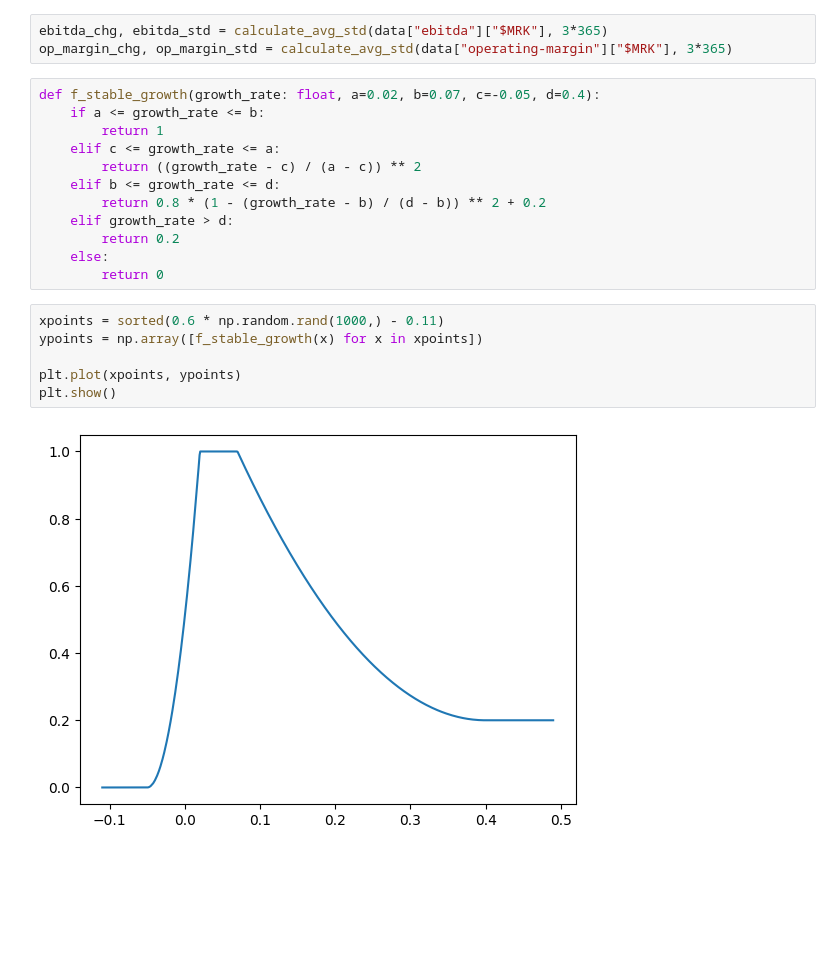
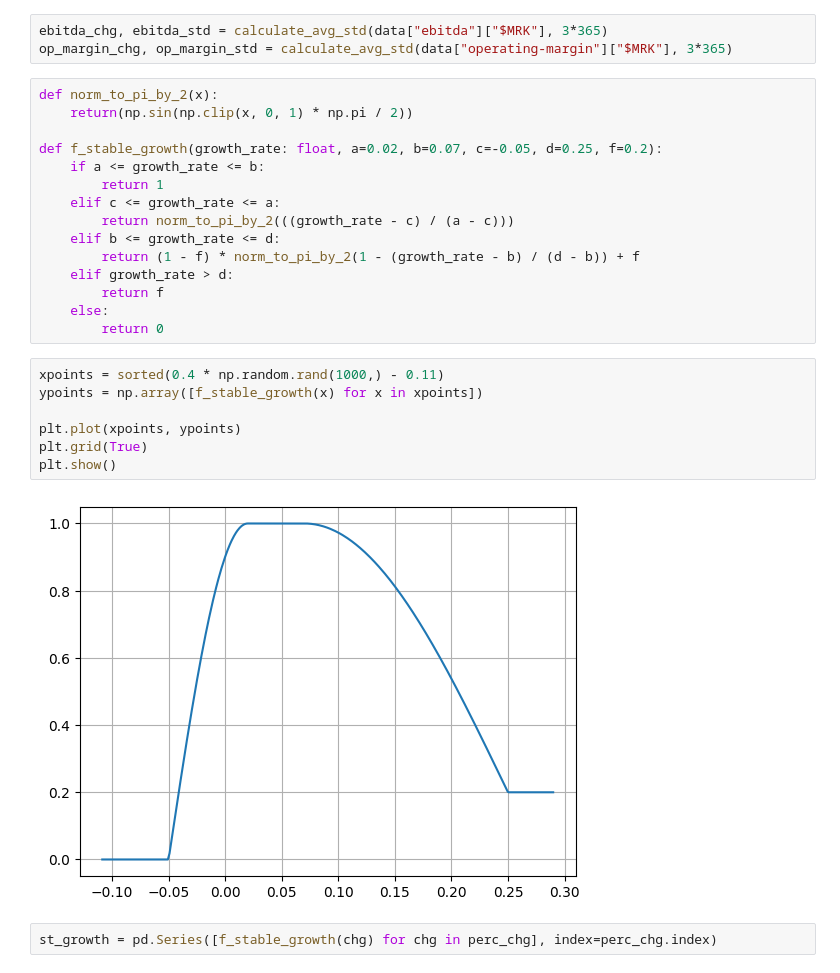
Before and after one commit to shvets-max/Stock-Analysis, a Jupyter notebook: scoring/experiment.ipynb, the cells around one changed output. Drawn from its saved outputs; the diff is of its cells as text; blank space fills up the shorter version.

```diff
--- a/scoring/experiment.ipynb
+++ b/scoring/experiment.ipynb
@@ -228,23 +228,29 @@ plt.show()
 ebitda_chg, ebitda_std = calculate_avg_std(data["ebitda"]["$MRK"], 3*365)
 op_margin_chg, op_margin_std = calculate_avg_std(data["operating-margin"]["$MRK"], 3*365)
 # %%
-def f_stable_growth(growth_rate: float, a=0.02, b=0.07, c=-0.05, d=0.4):
+def norm_to_pi_by_2(x):
+    return(np.sin(np.clip(x, 0, 1) * np.pi / 2))
+
+def f_stable_growth(growth_rate: float, a=0.02, b=0.07, c=-0.05, d=0.25, f=0.2):
     if a <= growth_rate <= b:
         return 1
     elif c <= growth_rate <= a:
-        return ((growth_rate - c) / (a - c)) ** 2
+        return norm_to_pi_by_2(((growth_rate - c) / (a - c)))
     elif b <= growth_rate <= d:
-        return 0.8 * (1 - (growth_rate - b) / (d - b)) ** 2 + 0.2
+        return (1 - f) * norm_to_pi_by_2(1 - (growth_rate - b) / (d - b)) + f
     elif growth_rate > d:
-        return 0.2
+        return f
     else:
         return 0
-# %%
-xpoints = sorted(0.6 * np.random.rand(1000,) - 0.11)
-ypoints = np.array([f_stable_growth(x) for x in xpoints])
-
-plt.plot(xpoints, ypoints)
-plt.show()
-# %% [output]
-[figure, removed]
+# %%
+xpoints = sorted(0.4 * np.random.rand(1000,) - 0.11)
+ypoints = np.array([f_stable_growth(x) for x in xpoints])
+
+plt.plot(xpoints, ypoints)
+plt.grid(True)
+plt.show()
+# %% [output]
+[figure, added]
+# %%
+st_growth = pd.Series([f_stable_growth(chg) for chg in perc_chg], index=perc_chg.index)
 # %%
```
Also changed, not shown: parts of 4 cells of this notebook, 11 other files.
